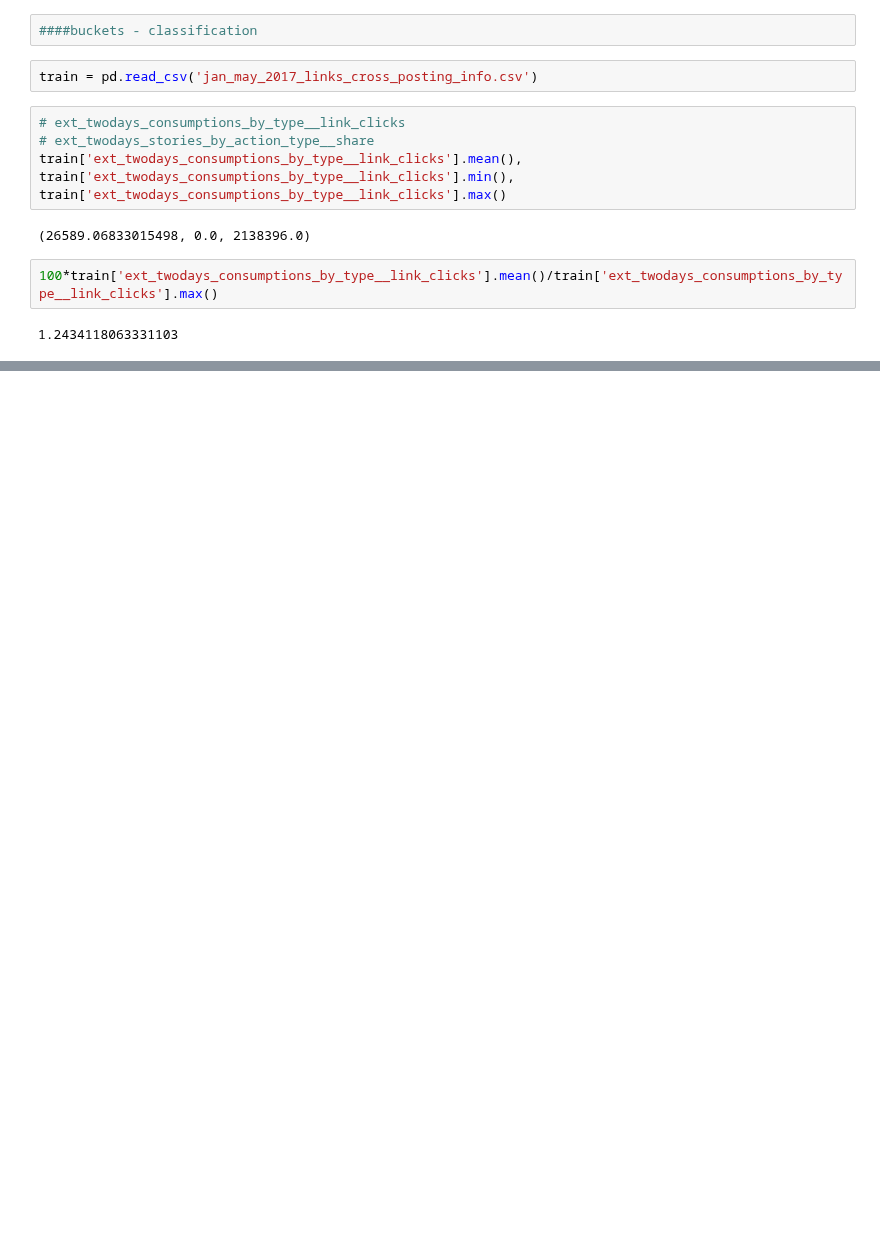
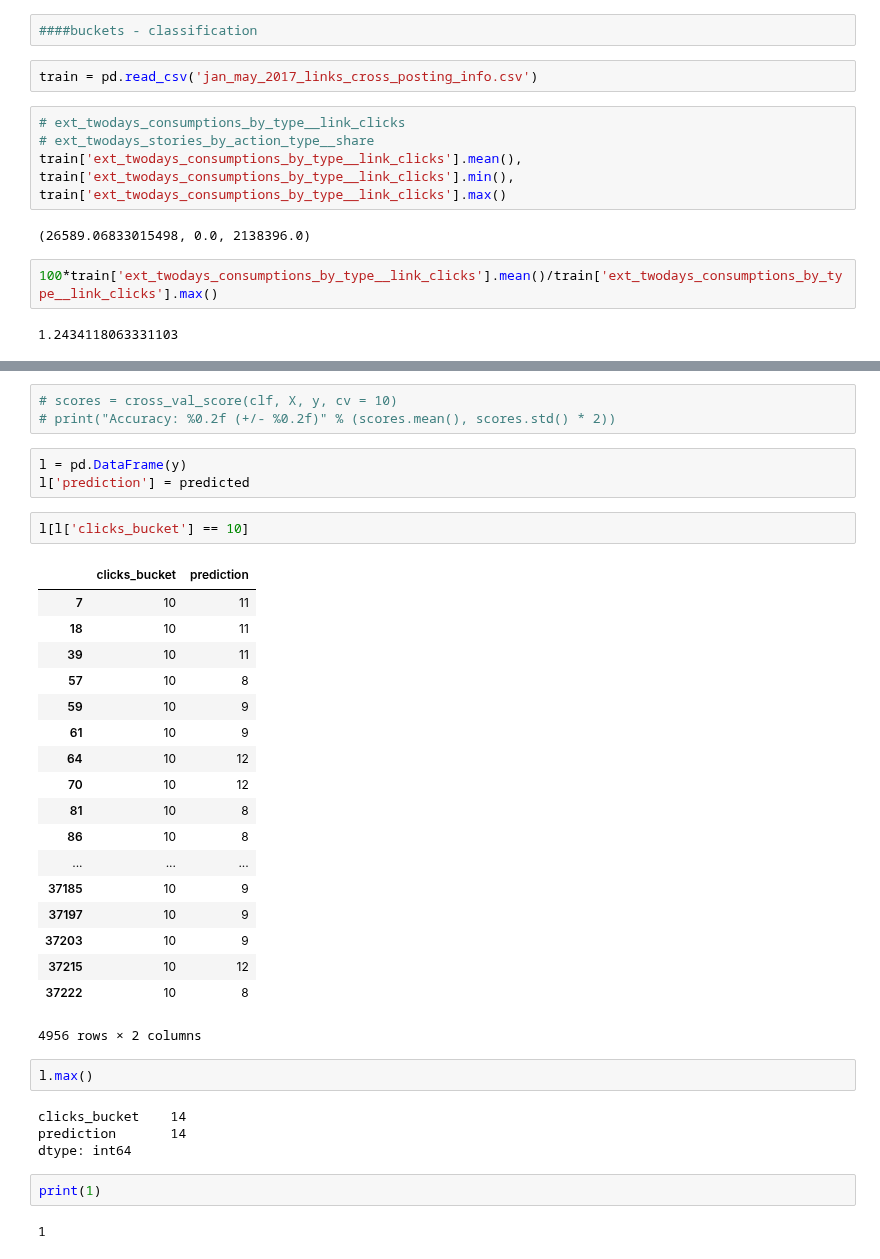
Before and after one commit to eshwarchandrasekharan/predict-pop, a Jupyter notebook: code/overall-performance.ipynb, the cells around one changed output, grey strips where cells are left out. Saved outputs shown, nothing was run; the diff lists cells and outputs as text; blank space fills up the shorter version.

```diff
--- a/code/overall-performance.ipynb
+++ b/code/overall-performance.ipynb
@@ -770,0 +903,37 @@ train['ext_twodays_consumptions_by_type__link_clicks'].mean(), train['ext_twoday
+# %%
+# scores = cross_val_score(clf, X, y, cv = 10)
+# print("Accuracy: %0.2f (+/- %0.2f)" % (scores.mean(), scores.std() * 2))
+# %%
+l = pd.DataFrame(y)
+l['prediction'] = predicted
+# %%
+l[l['clicks_bucket'] == 10]
+# %% [output]
+|  | clicks_bucket | prediction |
+| 7 | 10 | 11 |
+| 18 | 10 | 11 |
+| 39 | 10 | 11 |
+| 57 | 10 | 8 |
+| 59 | 10 | 9 |
+| 61 | 10 | 9 |
+| 64 | 10 | 12 |
+| 70 | 10 | 12 |
+| 81 | 10 | 8 |
+| 86 | 10 | 8 |
+| ... | ... | ... |
+| 37185 | 10 | 9 |
+| 37197 | 10 | 9 |
+| 37203 | 10 | 9 |
+| 37215 | 10 | 12 |
+| 37222 | 10 | 8 |
+4956 rows × 2 columns
+# %%
+l.max()
+# %% [output]
+clicks_bucket    14
+prediction       14
+dtype: int64
+# %%
+print(1)
+# %% [output]
+1
```
Also changed, not shown: parts of 7 cells of this notebook.
